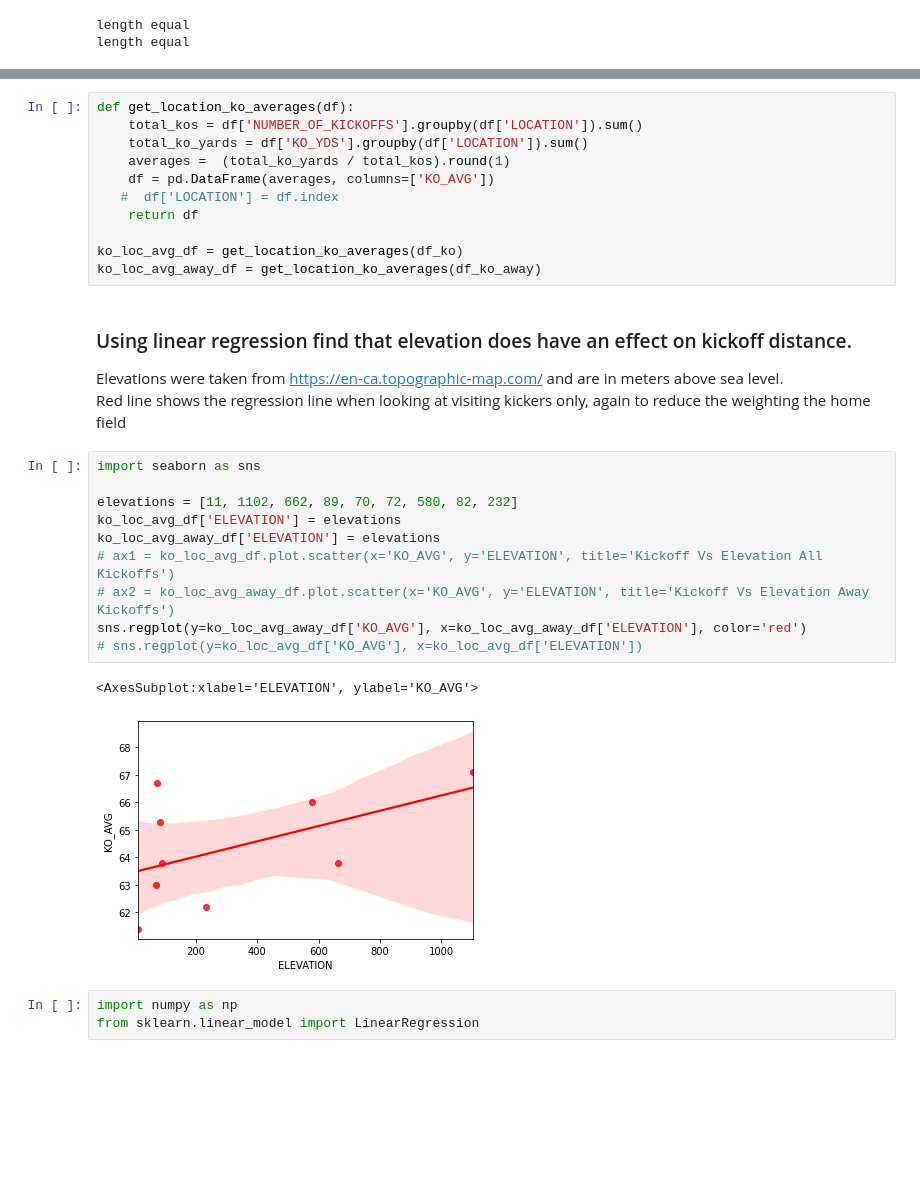
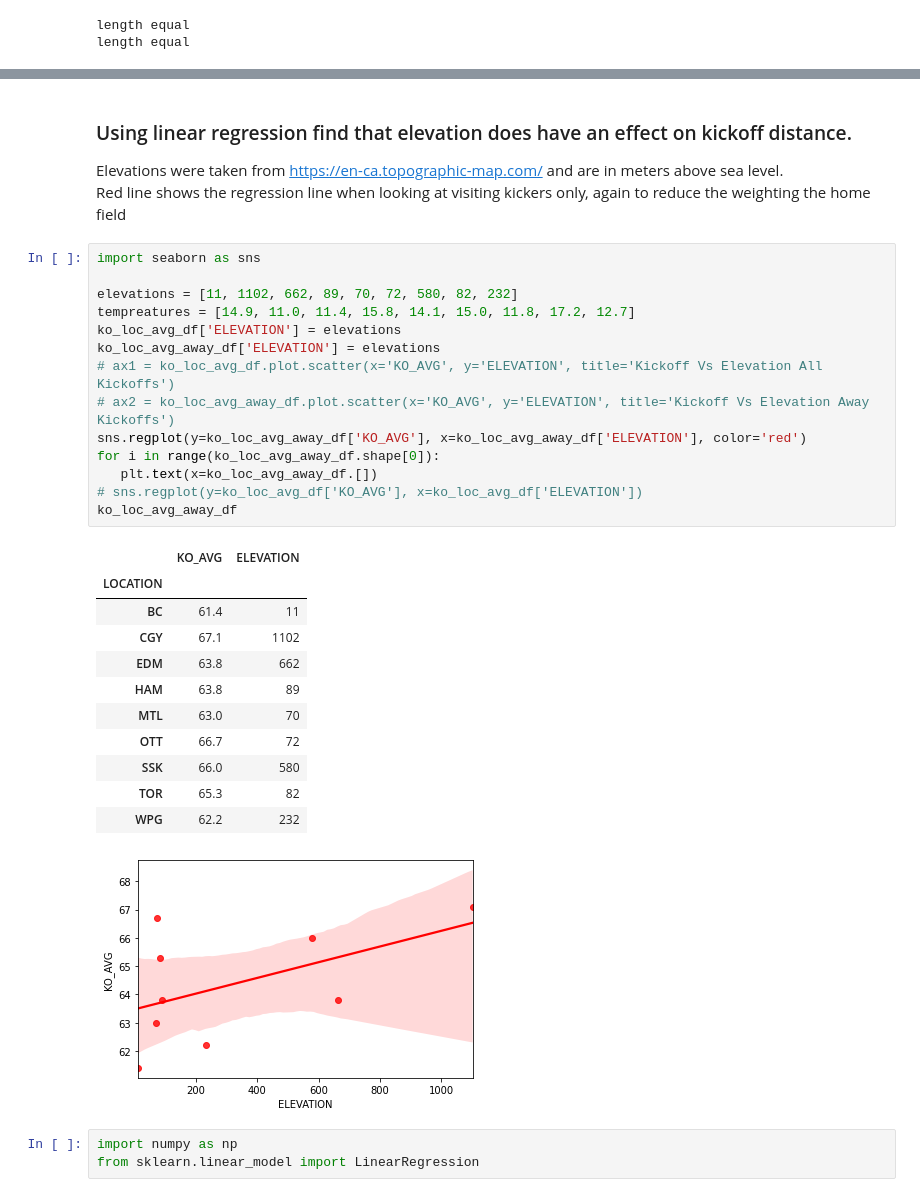
Before and after one commit to huuugh18/Programming-In-Python, a Jupyter notebook: CorseWork/CW2/fg_data_test.ipynb, the cells around one changed output, grey strips where cells are left out. Saved outputs shown, nothing was run; the diff lists cells and outputs as text; blank space fills up the shorter version.

```diff
--- a/CorseWork/CW2/fg_data_test.ipynb
+++ b/CorseWork/CW2/fg_data_test.ipynb
@@ -359,14 +368,3 @@ df_ko_away = clean_df_ko(df_punt_ko_away)
-# %%
-def get_location_ko_averages(df):
-    total_kos = df['NUMBER_OF_KICKOFFS'].groupby(df['LOCATION']).sum()
-    total_ko_yards = df['KO_YDS'].groupby(df['LOCATION']).sum()
-    averages =  (total_ko_yards / total_kos).round(1)
-    df = pd.DataFrame(averages, columns=['KO_AVG'])
-   #  df['LOCATION'] = df.index
-    return df
-
-ko_loc_avg_df = get_location_ko_averages(df_ko)
-ko_loc_avg_away_df = get_location_ko_averages(df_ko_away)
 # %% [markdown]
 ### Using linear regression find that elevation does have an effect on kickoff distance.
 Elevations were taken from https://en-ca.topographic-map.com/ and are in meters above sea level.
@@ -374,16 +372,30 @@ Red line shows the regression line when looking at visiting kickers only, again
 # %%
 import seaborn as sns
 
 elevations = [11, 1102, 662, 89, 70, 72, 580, 82, 232]
+tempreatures = [14.9, 11.0, 11.4, 15.8, 14.1, 15.0, 11.8, 17.2, 12.7]
 ko_loc_avg_df['ELEVATION'] = elevations
 ko_loc_avg_away_df['ELEVATION'] = elevations
 # ax1 = ko_loc_avg_df.plot.scatter(x='KO_AVG', y='ELEVATION', title='Kickoff Vs Elevation All Kickoffs')
 # ax2 = ko_loc_avg_away_df.plot.scatter(x='KO_AVG', y='ELEVATION', title='Kickoff Vs Elevation Away Kickoffs')
 sns.regplot(y=ko_loc_avg_away_df['KO_AVG'], x=ko_loc_avg_away_df['ELEVATION'], color='red')
+for i in range(ko_loc_avg_away_df.shape[0]):
+   plt.text(x=ko_loc_avg_away_df.[])
 # sns.regplot(y=ko_loc_avg_df['KO_AVG'], x=ko_loc_avg_df['ELEVATION'])
+ko_loc_avg_away_df
 # %% [output]
-<AxesSubplot:xlabel='ELEVATION', ylabel='KO_AVG'>
+|  | KO_AVG | ELEVATION |
+| LOCATION |  |  |
+| BC | 61.4 | 11 |
+| CGY | 67.1 | 1102 |
+| EDM | 63.8 | 662 |
+| HAM | 63.8 | 89 |
+| MTL | 63.0 | 70 |
+| OTT | 66.7 | 72 |
+| SSK | 66.0 | 580 |
+| TOR | 65.3 | 82 |
+| WPG | 62.2 | 232 |
-[figure, old version]
+[figure, new version]
 # %%
 import numpy as np
 from sklearn.linear_model import LinearRegression
```
Also changed, not shown: parts of 4 cells of this notebook, 1 other file.
